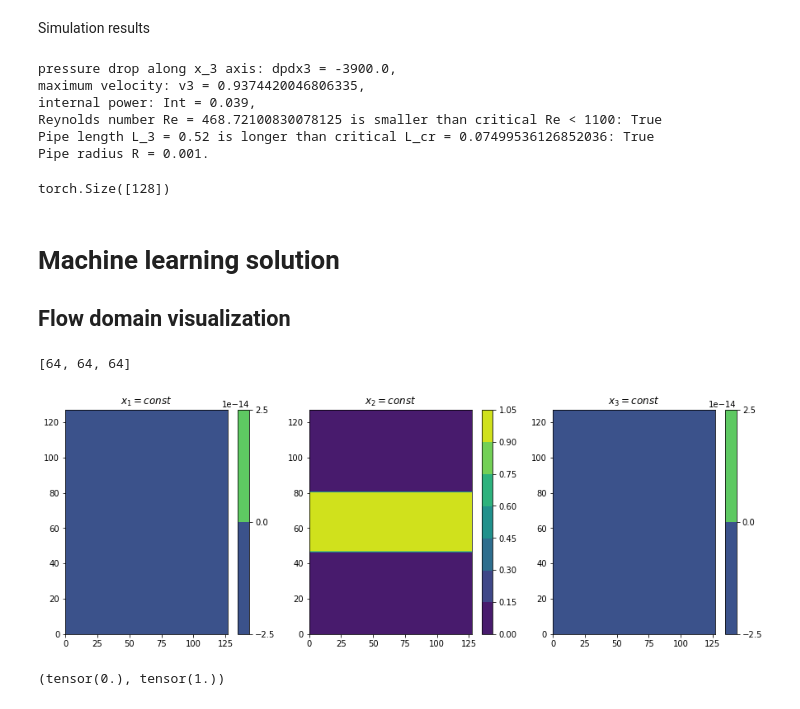
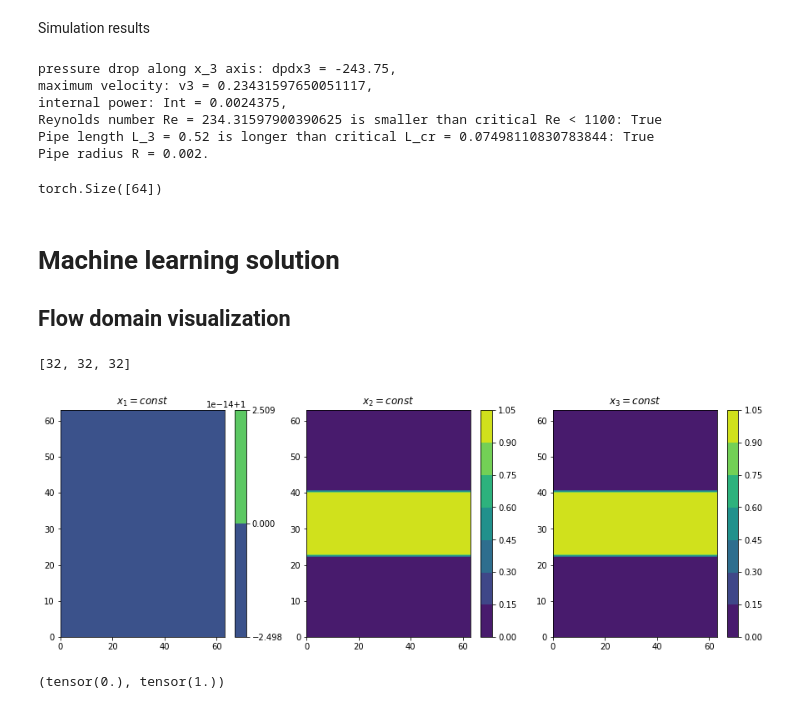
Before and after one commit to litvinenkonikita/Physics_based_ML, a Jupyter notebook: Baseline_2D.ipynb, the cells around one changed output. Drawn from its saved outputs; the diff is of its cells as text; code cells hidden in the pictures.

```diff
--- a/Baseline_2D.ipynb
+++ b/Baseline_2D.ipynb
@@ -74,7 +74,7 @@ Parallel plates.png
 # %% [markdown]
 Download 3D image
 # %%
-SIZE = 128
+SIZE = 64
 # %%
 labeledImage = Image.open(imgPath/imgList[imgNo]) #open image
 labeledImage = ImageOps.grayscale(labeledImage).resize((SIZE, SIZE) ,resample=0)
@@ -969,48 +970,48 @@ print(f'Reynolds number Re = {Re} is smaller than critical Re < {Re_cr}: {Re<Re_
 print(f'Pipe length L_3 = {L[2]} is longer than critical L_cr = {Lcr}: {L[2]>Lcr}')
 print(f'Pipe radius R = {R}.')
 # %% [output]
-pressure drop along x_3 axis: dpdx3 = -3900.0,
-maximum velocity: v3 = 0.9374420046806335,
-internal power: Int = 0.039,
-Reynolds number Re = 468.72100830078125 is smaller than critical Re < 1100: True
-Pipe length L_3 = 0.52 is longer than critical L_cr = 0.07499536126852036: True
-Pipe radius R = 0.001.
+pressure drop along x_3 axis: dpdx3 = -243.75,
+maximum velocity: v3 = 0.23431597650051117,
+internal power: Int = 0.0024375,
+Reynolds number Re = 234.31597900390625 is smaller than critical Re < 1100: True
+Pipe length L_3 = 0.52 is longer than critical L_cr = 0.07498110830783844: True
+Pipe radius R = 0.002.
 # %%
 v3a.size()
 # %% [output]
-torch.Size([128])
+torch.Size([64])
 # %% [markdown]
 # Machine learning solution
 ## Flow domain visualization
 # %%
 slices
 # %% [output]
-[64, 64, 64]
+[32, 32, 32]
 # %%
 nr=1
 nc=len(SIZE)
 
 plt.figure(figsize=(nc*FIGSIZE,nr*FIGSIZE))
 
 plt.subplot(nr,nc,1)
-plt.contourf(img[0,slices[0],:,:]*0)#times zero in case of 2D flows
+plt.contourf(img[0,slices[0],:,:])#times zero in case of 2D flows
 plt.colorbar()
 
 plt.title('$x_1 = const$')
 
 plt.subplot(nr,nc,2)
 plt.contourf(img[0,:,slices[1],:])
 plt.colorbar()
 plt.title('$x_2 = const$')
 
 plt.subplot(nr,nc,3)
-plt.contourf(img[0,:,:,slices[2]]*0)#times zero in case of 2D flows
+plt.contourf(img[0,:,:,slices[2]])#times zero in case of 2D flows
 plt.colorbar()
 plt.title('$x_3 = const$')
 
 plt.show()
 # %% [output]
-[figure, old version]
+[figure, new version]
 # %%
 img.min(),img.max()
 # %% [output]
```
Also changed, not shown: parts of 24 cells of this notebook.
